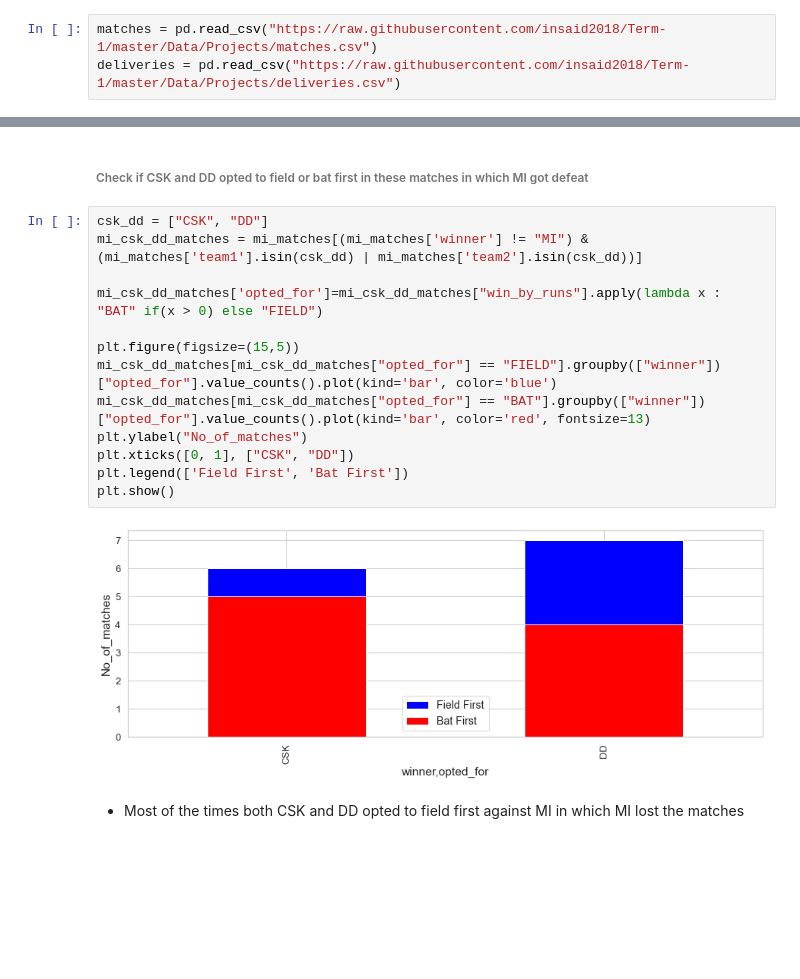
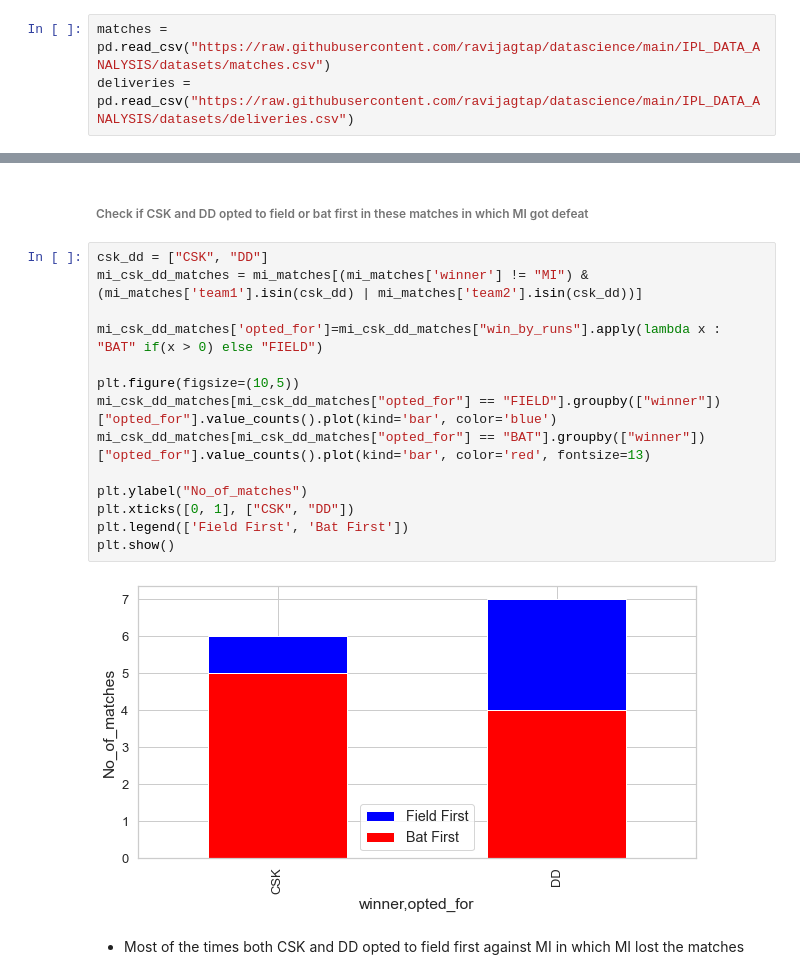
Before and after one commit to ravijagtap/datascience, a Jupyter notebook: IPL_DATA_ANALYSIS/Analysis on IPL Data.ipynb, the cells around one changed output, grey strips where cells are left out. Cells and saved outputs as stored; diff of their text form; blank space fills up the shorter version.

```diff
--- a/IPL_DATA_ANALYSIS/Analysis on IPL Data.ipynb
+++ b/IPL_DATA_ANALYSIS/Analysis on IPL Data.ipynb
@@ -179,8 +179,8 @@ This dataset is the ball-by-ball data of all the IPL matches including data of t
 # %% [markdown]
 #### Read Data from CSV ####
 # %%
-matches = pd.read_csv("https://raw.githubusercontent.com/insaid2018/Term-1/master/Data/Projects/matches.csv")
-deliveries = pd.read_csv("https://raw.githubusercontent.com/insaid2018/Term-1/master/Data/Projects/deliveries.csv")
+matches = pd.read_csv("https://raw.githubusercontent.com/ravijagtap/datascience/main/IPL_DATA_ANALYSIS/datasets/matches.csv")
+deliveries = pd.read_csv("https://raw.githubusercontent.com/ravijagtap/datascience/main/IPL_DATA_ANALYSIS/datasets/deliveries.csv")
 # %% [markdown]
 ---
 <a name = Section5></a>
@@ -843,18 +860,19 @@ mi_defeats
 # %%
 csk_dd = ["CSK", "DD"]
 mi_csk_dd_matches = mi_matches[(mi_matches['winner'] != "MI") & (mi_matches['team1'].isin(csk_dd) | mi_matches['team2'].isin(csk_dd))]
 
 mi_csk_dd_matches['opted_for']=mi_csk_dd_matches["win_by_runs"].apply(lambda x : "BAT" if(x > 0) else "FIELD")
 
-plt.figure(figsize=(15,5))
+plt.figure(figsize=(10,5))
 mi_csk_dd_matches[mi_csk_dd_matches["opted_for"] == "FIELD"].groupby(["winner"])["opted_for"].value_counts().plot(kind='bar', color='blue')
 mi_csk_dd_matches[mi_csk_dd_matches["opted_for"] == "BAT"].groupby(["winner"])["opted_for"].value_counts().plot(kind='bar', color='red', fontsize=13)
+
 plt.ylabel("No_of_matches")
 plt.xticks([0, 1], ["CSK", "DD"])
 plt.legend(['Field First', 'Bat First'])
 plt.show()
 # %% [output]
-[figure, old version]
+[figure, new version]
 # %% [markdown]
 - Most of the times both CSK and DD opted to field first against MI in which MI lost the matches
 # %% [markdown]
```
Also changed, not shown: parts of 38 cells of this notebook.
